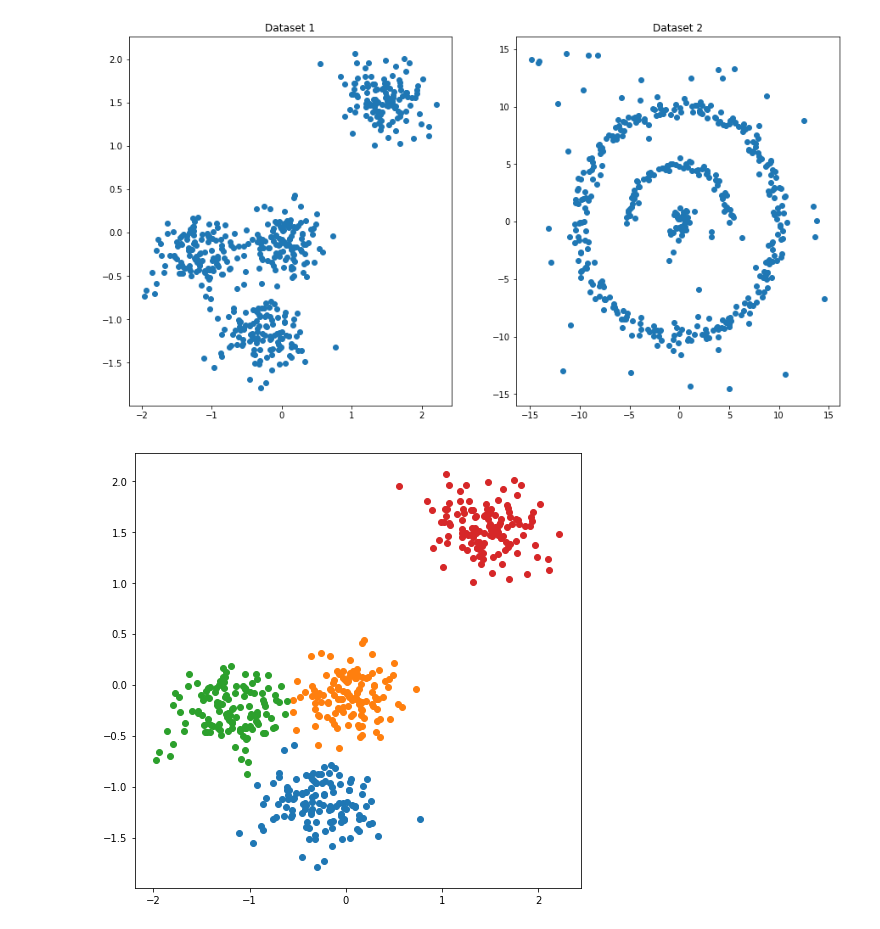
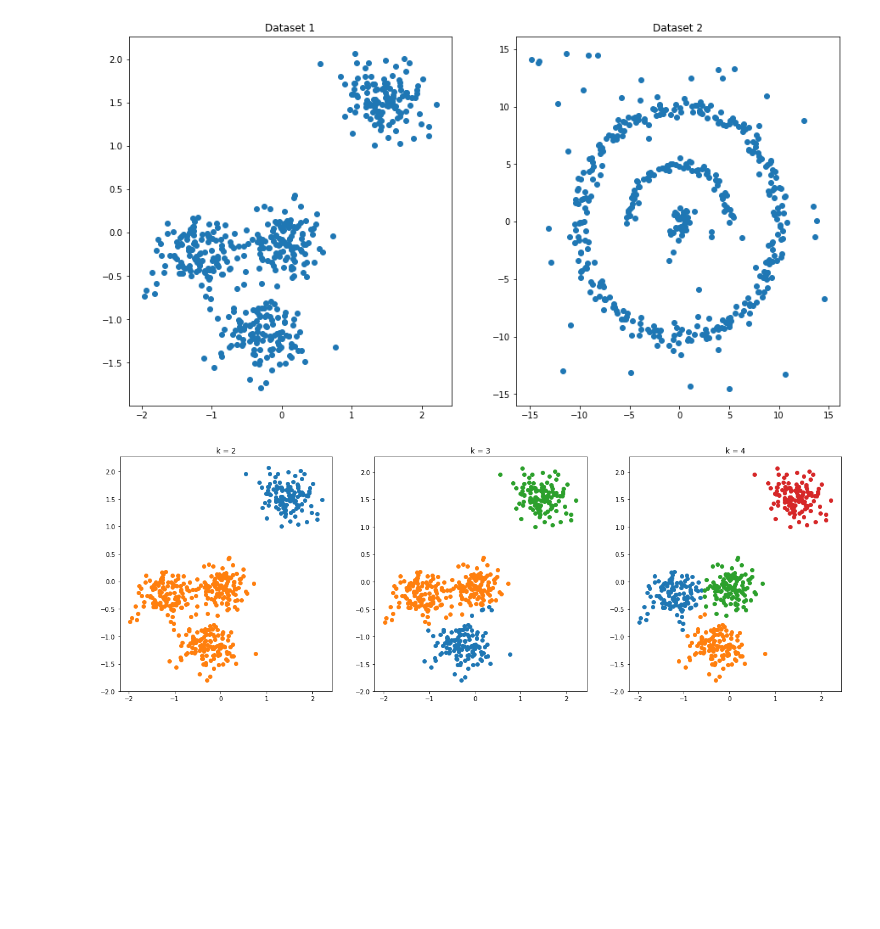
Before and after one commit to mohammadmozafari/data-mining-aut, a Jupyter notebook: 4_kmeans.ipynb, the cells around one changed output. Drawn from its saved outputs; the diff is of its cells as text; code cells hidden in the pictures; blank space fills up the shorter version.

Commit message:
Run kmeans with multiple k

```diff
--- a/4_kmeans.ipynb
+++ b/4_kmeans.ipynb
@@ -29,13 +30,17 @@ def kmeans_clustering(data, k, iters):
         for i in range(k):
             centroids[i] = data[clusters == i, :].mean(axis=0)
     return centroids, clusters
-# %%
-k = 4
-centroids, clusters = kmeans_clustering(dataset1, k, 100)
-fig = plt.figure()
-fig.set_size_inches(8, 8)
-for i in range(k):
-    cluster = dataset1[clusters == i, :]
-    plt.scatter(cluster[:, 0], cluster[:, 1])
-# %% [output]
-[figure, removed]
+# %%
+def run_kmeans(ks, dataset, iters):
+    fig, axes = plt.subplots(1, 3)
+    fig.set_size_inches(21, 7)
+    for i, k in enumerate(ks):
+        centroids, clusters = kmeans_clustering(dataset1, k, iters)
+        for j in range(k):
+            cluster = dataset1[clusters == j, :]
+            axes[i].scatter(cluster[:, 0], cluster[:, 1])
+            axes[i].title.set_text('k = {}'.format(k))
+
+run_kmeans([2, 3, 4], dataset1, 50)
+# %% [output]
+[figure, added]
```
Also changed, not shown: parts of 1 cell of this notebook.
